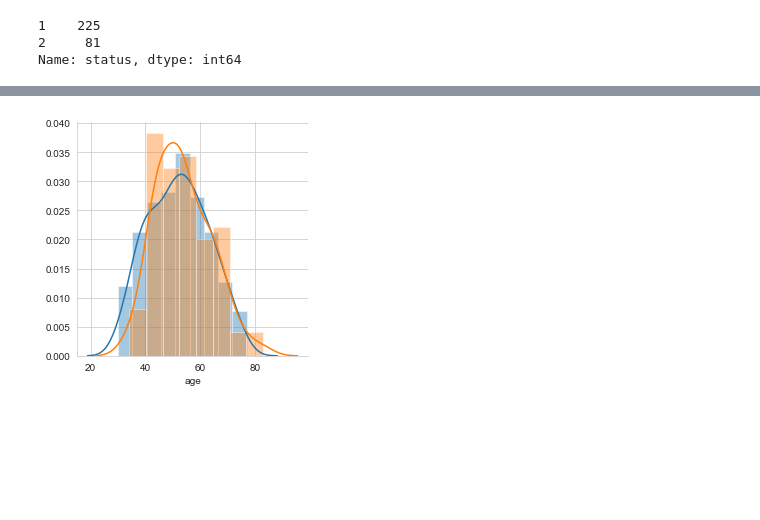
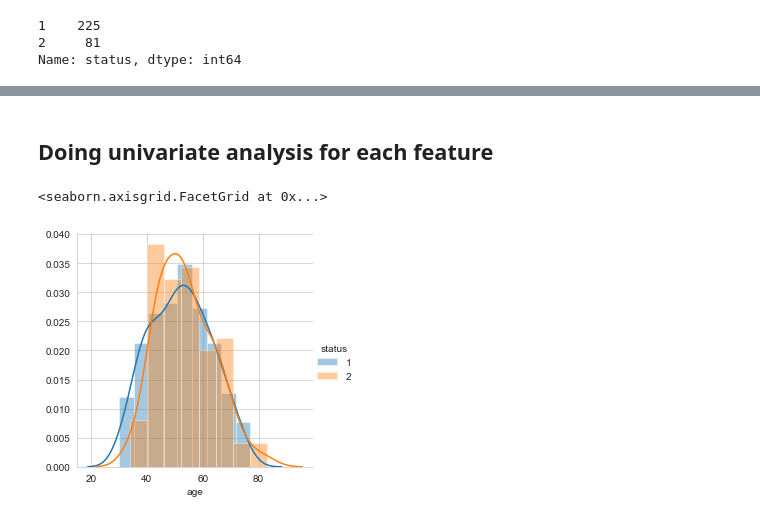
Before and after one commit to shubham-mishra/ML-Material, a Jupyter notebook: 2 Data Science- Exploratory Data Analysis and Data Visualization/1 Plotting for EDA/haberman_analysis.ipynb, the cells around one changed output, grey strips where cells are left out. Drawn from its saved outputs; the diff is of its cells as text; code cells hidden in the pictures; blank space fills up the shorter version.

```diff
--- a/2 Data Science- Exploratory Data Analysis and Data Visualization/1 Plotting for EDA/haberman_analysis.ipynb
+++ b/2 Data Science- Exploratory Data Analysis and Data Visualization/1 Plotting for EDA/haberman_analysis.ipynb
@@ -26,9 +26,3 @@ hab['status'].value_counts()
 1    225
 2     81
 Name: status, dtype: int64
-# %%
-plt.close();
-sns.set_style("whitegrid");
-sns.pairplot(hab, hue="status", diag_kind='hist',size=4)
-
-plt.show()
@@ -37,5 +38,9 @@ plt.show()
+# %% [markdown]
+## Doing univariate analysis for each feature
 # %%
 #generating pdf for age
-sns.FacetGrid(hab, hue="status", size=4).map(sns.distplot, 'age');
+sns.FacetGrid(hab, hue="status", size=4).map(sns.distplot, 'age')\
+    .add_legend()
 # %% [output]
+<seaborn.axisgrid.FacetGrid at 0x...>
-[figure, old version]
+[figure, new version]
```
Also changed, not shown: parts of 26 cells of this notebook, 2 other files.
